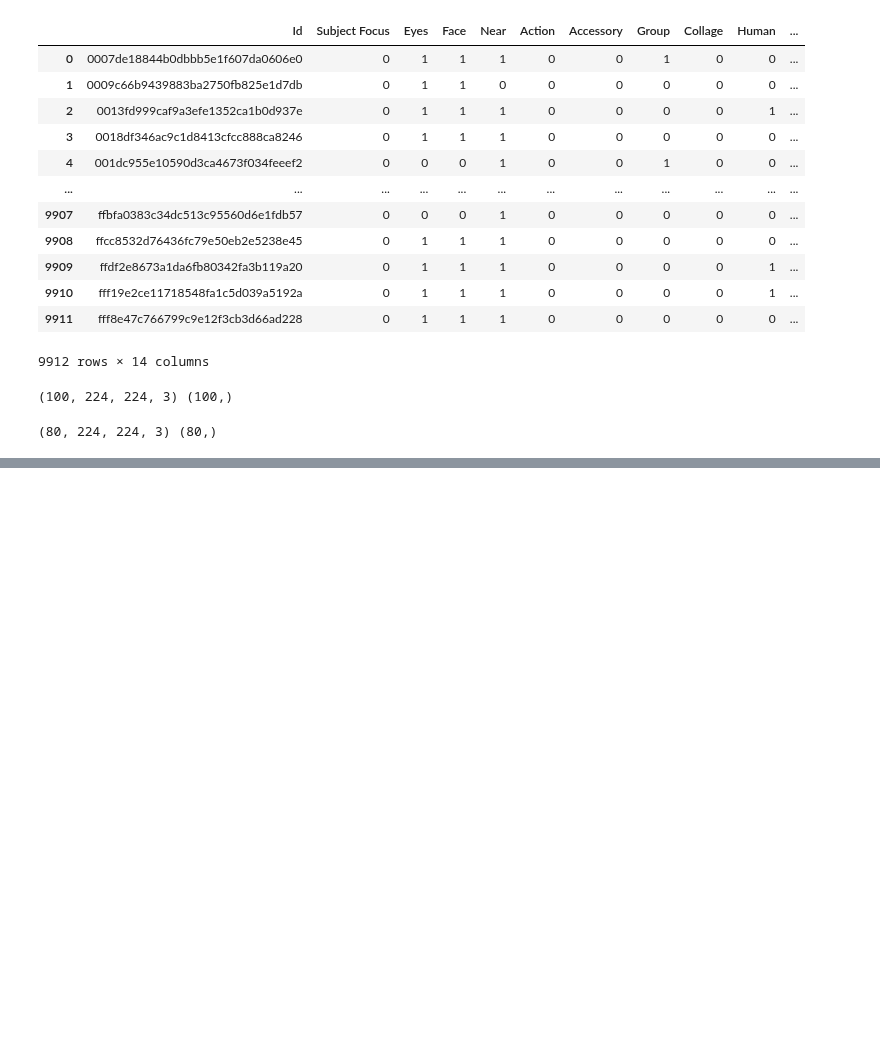
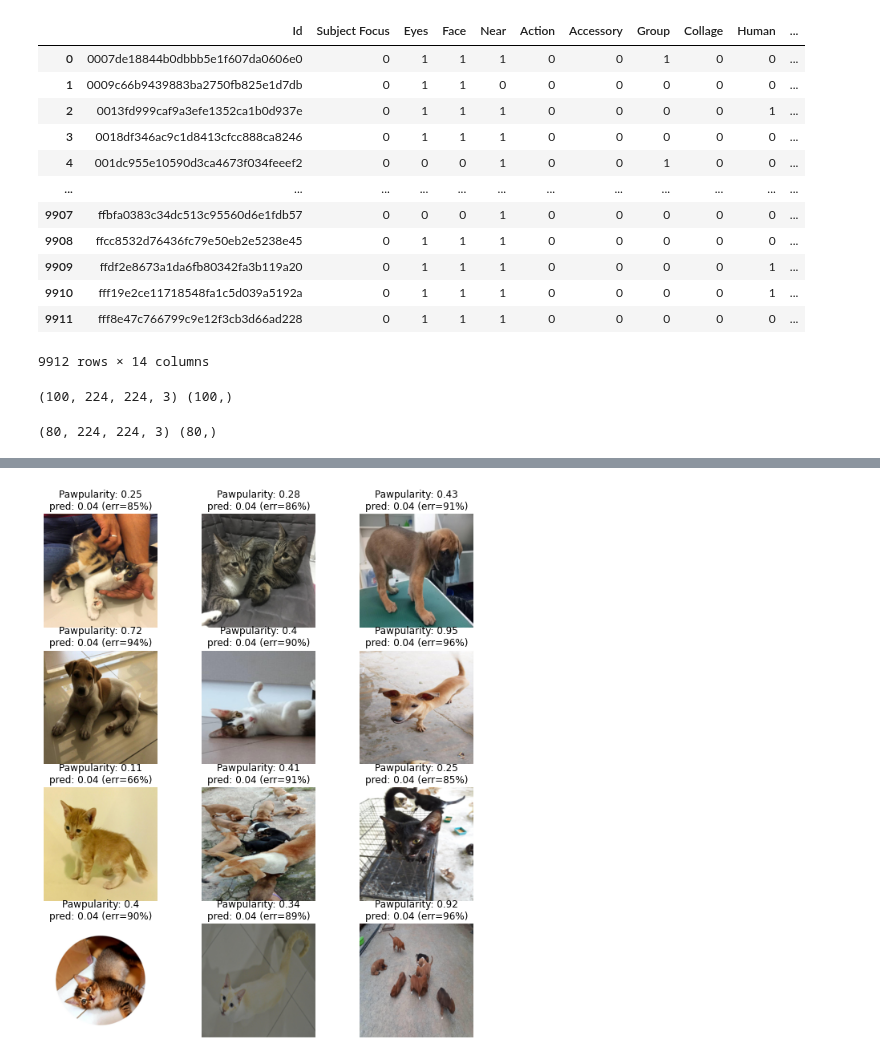
Before and after one commit to JulienGremillot/OpenClassrooms_Ingenieur_Machine_Learning, a Jupyter notebook: P8 - Participez à une compétition Kaggle/petfinder_pawpularity_score.ipynb, the cells around one changed output, grey strips where cells are left out. Drawn from its saved outputs; the diff is of its cells as text; code cells hidden in the pictures; blank space fills up the shorter version.

Commit message:
Premiers tests de regression avec CNN

```diff
--- a/P8 - Participez à une compétition Kaggle/petfinder_pawpularity_score.ipynb
+++ b/P8 - Participez à une compétition Kaggle/petfinder_pawpularity_score.ipynb
@@ -103,8 +102,6 @@ flat1 = Flatten()(efficientnet.layers[-1].output)
 class1 = Dense(1024, activation='relu')(flat1)
 output = Dense(1, activation='linear')(class1)
 efficientnet = Model(inputs=efficientnet.inputs, outputs=output)
-efficientnet.summary()
-efficientnet.compile(optimizer='sgd',
-              loss=SparseCategoricalCrossentropy(),
-              metrics=['accuracy'])
+efficientnet.compile(optimizer=Adam(lr=1e-3, decay=1e-3 / 200),  #'sgd'
+              loss="mean_absolute_percentage_error")
 # %% [output]
@@ -128,10 +111,9 @@ ________________________________________________________________________________
 # %%
-epochs = 50
+epochs = 200
 batch_size = 8
 history_efficientnet = efficientnet.fit(
   X_train, y_train,
   validation_data=(X_test, y_test),
   epochs=epochs, batch_size=batch_size
 )
-show_perfs(history_efficientnet, epochs)
 # %% [output]
@@ -155,0 +142,26 @@ KeyboardInterrupt: ignored
+# %%
+def predict(index):
+  """
+  model predicts one of the 1000 ImageNet classes
+  """
+  image = X_test[index] * 255
+  img = image.reshape(1, 224, 224, 3)
+  preds = efficientnet.predict(img)
+  pawpularity = y_test[index]
+  prediction = preds.flatten()[0]
+  diff = prediction - pawpularity
+  percentDiff = (diff / pawpularity) * 100
+  absPercentDiff = np.abs(percentDiff)
+
+  plt.subplot(4, 3, index + 1)
+  plt.title("Pawpularity: " + str(y_test[index]) +\
+            "\npred: " + str(round(prediction, 2)) +\
+            " (err=" + str(int(absPercentDiff)) + "%)")
+  plt.imshow(image)
+  plt.axis("off")
+
+plt.figure(figsize=(10, 12))
+for i in range(12):
+  predict(i)
+# %% [output]
+[figure, added]
```
Also changed, not shown: parts of 6 cells of this notebook.
